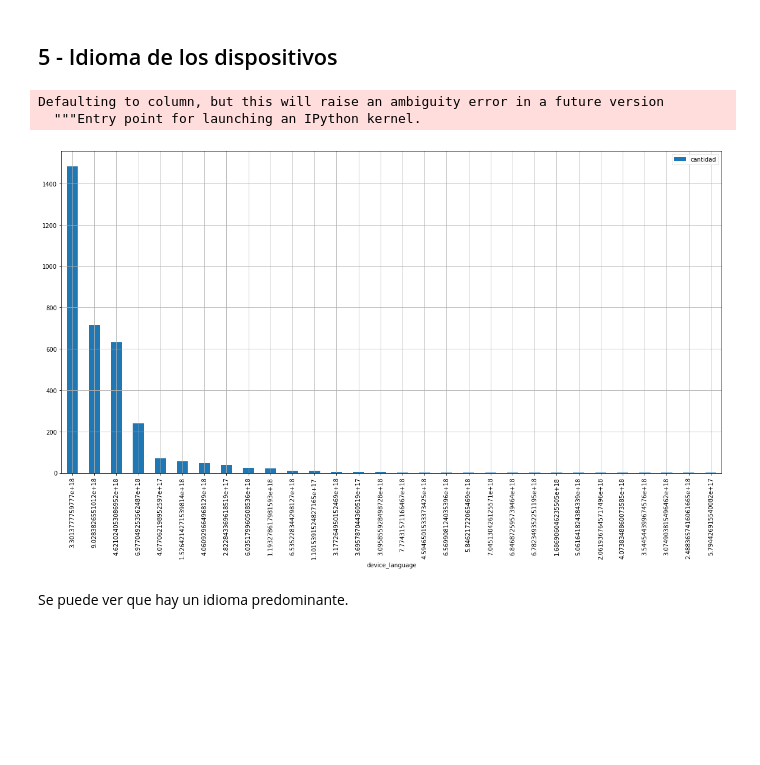
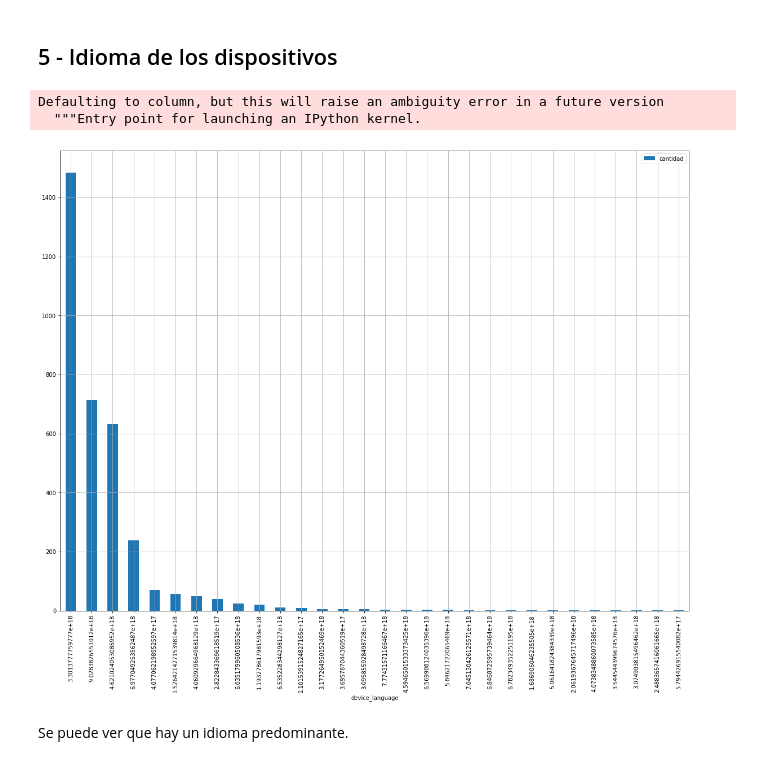
Before and after one commit to sberoch/Datos, a Jupyter notebook: installs.ipynb, the cells around one changed output. Drawn from its saved outputs; the diff is of its cells as text; code cells hidden in the pictures; blank space fills up the shorter version.

```diff
--- a/installs.ipynb
+++ b/installs.ipynb
@@ -168,10 +168,10 @@ Se puede ver que la mayoría de las instalaciones fueron realizadas utilizando w
 # %%
 graph5 = installs.groupby('device_language').agg({'device_language':'count'}).sort_values(by = 'device_language',ascending = False)
 graph5.columns = ['cantidad']
-graph5 = graph5.plot.bar(grid = True, figsize = (20,10))
+graph5 = graph5.plot.bar(grid = True, figsize = (20,15))
 # %% [output]
 Defaulting to column, but this will raise an ambiguity error in a future version
   """Entry point for launching an IPython kernel.
-[figure, old version]
+[figure, new version]
 # %% [markdown]
 Se puede ver que hay un idioma predominante.
```
Also changed, not shown: 1 other file.
